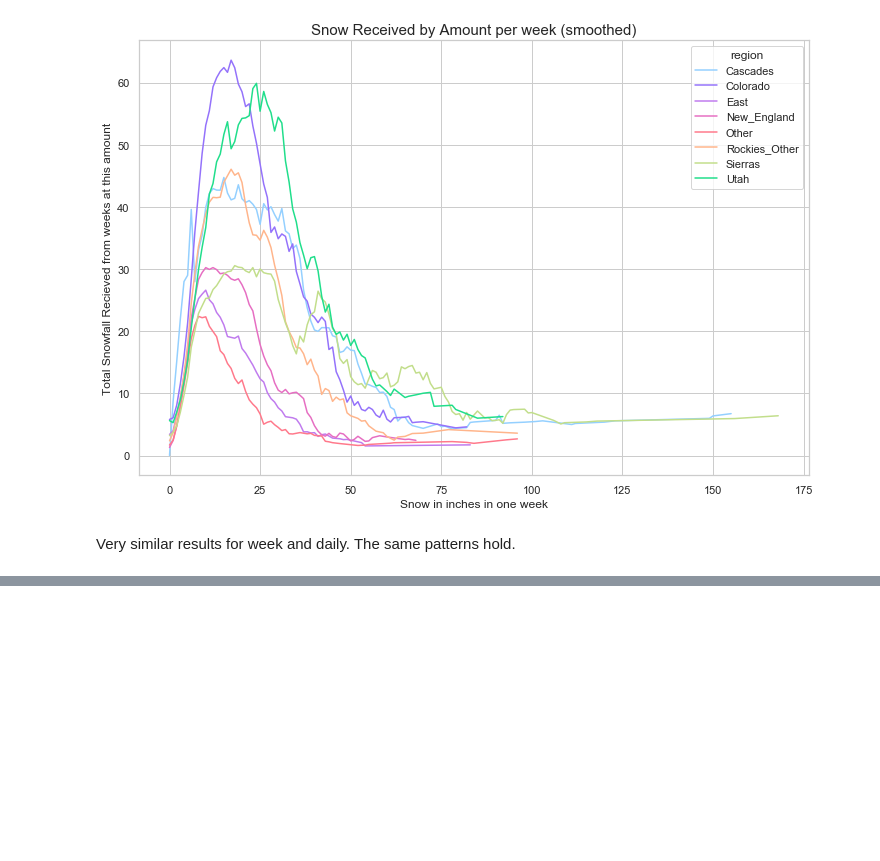
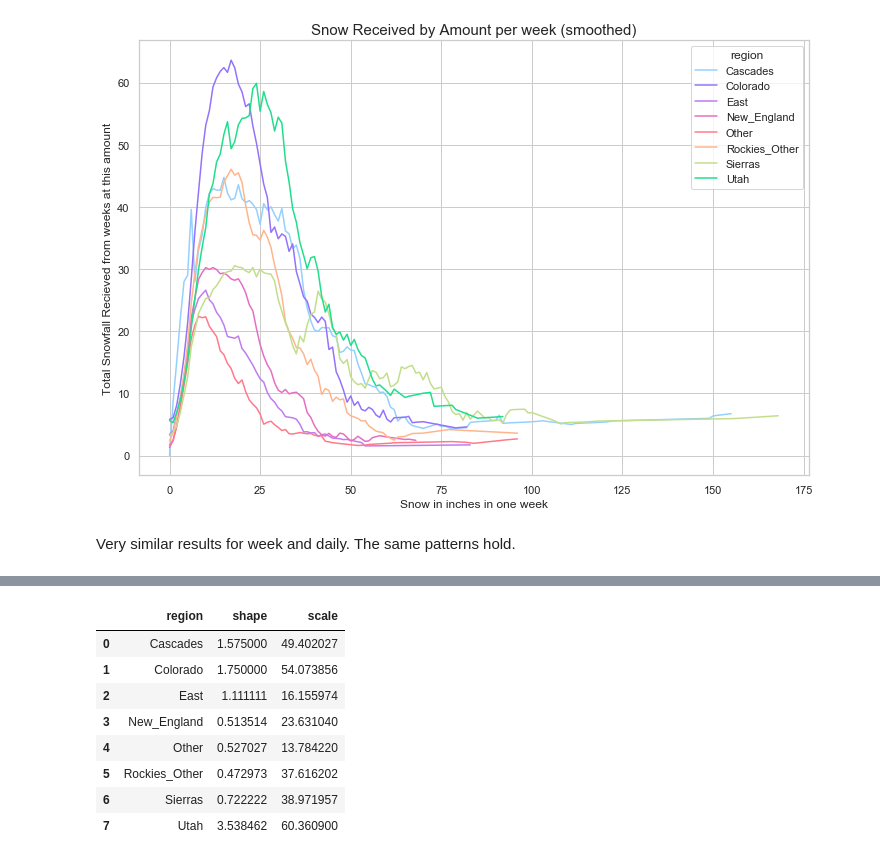
Before and after one commit to chrisoyer/ski-snow-modeling, a Jupyter notebook: src/analysis/snow_days.ipynb, the cells around one changed output, grey strips where cells are left out. Cells and saved outputs as stored; diff of their text form; code cells hidden in the pictures; blank space fills up the shorter version.

```diff
--- a/src/analysis/snow_days.ipynb
+++ b/src/analysis/snow_days.ipynb
@@ -98,0 +154,21 @@ Very similar results for week and daily. The same patterns hold.
+# %%
+exp_fit_df = (snow_freq_df
+              .query('total_snow_grp>0')
+              .groupby(['region'])['total_snow_grp']
+              .apply(expon.fit).to_frame().reset_index())
+
+# assign tuples as individual columns
+exp_fit_df[['shape', 'scale']] = pd.DataFrame(exp_fit_df.total_snow_grp.tolist(),
+                                              index=exp_fit_df.index)
+exp_fit_df = exp_fit_df.drop(columns=["total_snow_grp"])
+exp_fit_df
+# %% [output]
+|  | region | shape | scale |
+| 0 | Cascades | 1.575000 | 49.402027 |
+| 1 | Colorado | 1.750000 | 54.073856 |
+| 2 | East | 1.111111 | 16.155974 |
+| 3 | New_England | 0.513514 | 23.631040 |
+| 4 | Other | 0.527027 | 13.784220 |
+| 5 | Rockies_Other | 0.472973 | 37.616202 |
+| 6 | Sierras | 0.722222 | 38.971957 |
+| 7 | Utah | 3.538462 | 60.360900 |
```
Also changed, not shown: parts of 6 cells of this notebook.
